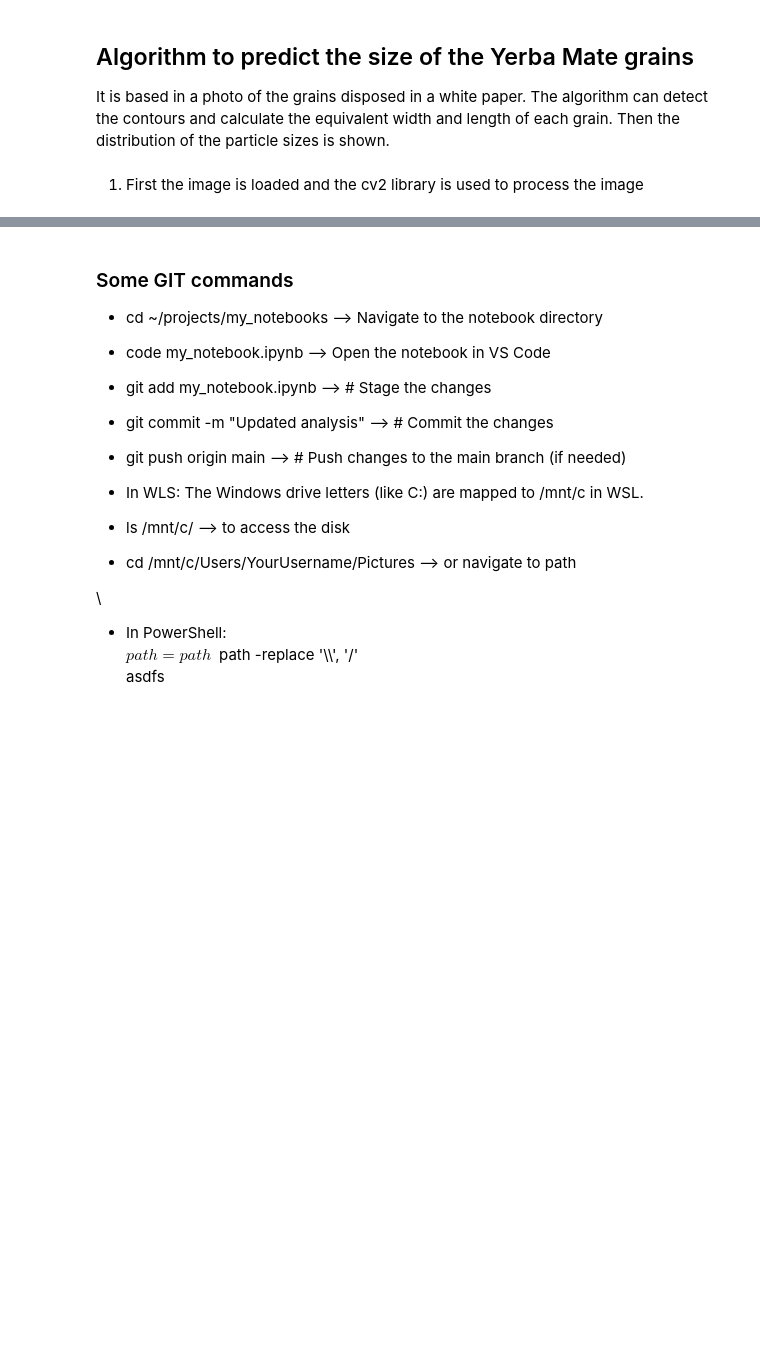
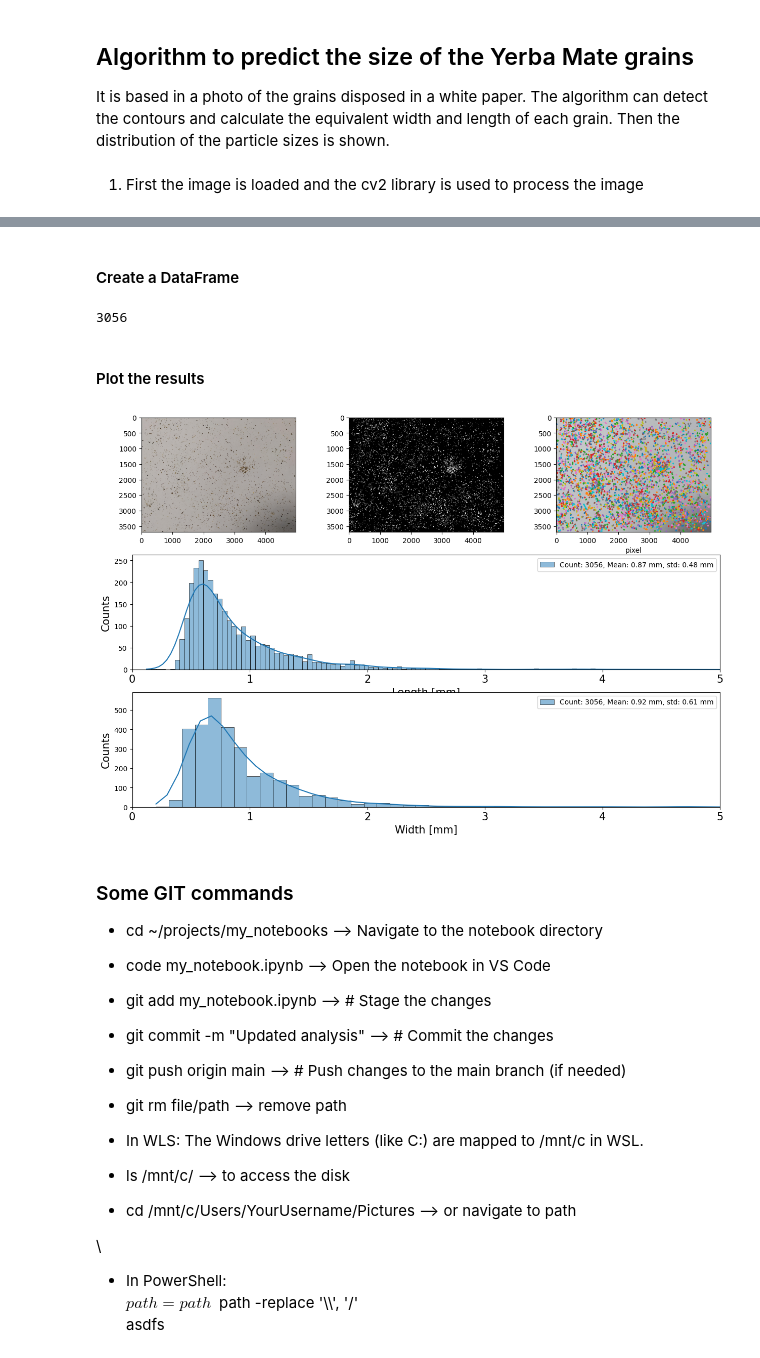
Before and after one commit to joaquinaicrag/UNIBS, a Jupyter notebook: Paper1-YMporousmat/count_grains/extrafine/count_grain.ipynb, the cells around one changed output, grey strips where cells are left out. Saved outputs shown, nothing was run; the diff lists cells and outputs as text; code cells hidden in the pictures; blank space fills up the shorter version.

```diff
--- a/Paper1-YMporousmat/count_grains/extrafine/count_grain.ipynb
+++ b/Paper1-YMporousmat/count_grains/extrafine/count_grain.ipynb
@@ -146,3 +166,77 @@ for contour in contours:
+# %% [markdown]
+#### Create a DataFrame
+# %%
+dict_dimensions = {'length': stick_lengths, 'width': stick_widths}
+
+df_grains = pd.DataFrame(dict_dimensions)
+df_grains.head()
+
+df_grains.to_csv(f'dimensions_{fname}.csv', index=False)
+
+#Calculate mean values and standard deviation
+
+length_mean = round(df_grains['length'].mean(), 2)
+length_dev = round(df_grains['length'].std(), 2)
+
+width_mean = round(df_grains['width'].mean(), 2)
+width_dev = round(df_grains['width'].std(), 2)
+
+df_grains['length'].size
+# %% [output]
+3056
+# %% [markdown]
+#### Plot the results
+# %%
+fig = plt.figure(figsize=(15,10))
+gs = fig.add_gridspec(3,3, figure=fig)
+
+ax1=fig.add_subplot(gs[0,0])
+ax2=fig.add_subplot(gs[0,-2])
+ax3=fig.add_subplot(gs[0,-1])
+ax4=fig.add_subplot(gs[1,:])
+ax5=fig.add_subplot(gs[2,:])
+
+ax1.imshow(img_rgb, cmap='gray')
+ax2.imshow(selected_threshold, cmap='gray')
+ax3.imshow(gray, cmap='gray')
+
+for i, contour in enumerate(selected_contour):
+    area = cv.contourArea(contour)
+    if area > 100:  # Only draw valid contours
+        x, y = contour[:, :, 0].ravel(), contour[:, :, 1].ravel()
+        ax3.plot(x, y)
+ax3.imshow(img, cmap='viridis', alpha=0.5)  # Overlay original image
+ax3.set_xlabel('pixel')
+#ax3.set_ylabel('pixel')
+
+bins=30
+fontsize=15
+#font = {'size': 15}
+#plt.rc('font', **font)
+
+sns.histplot(data=df_grains, ax=ax4, x='length', bins=170, kde=True, log_scale=False, label=f'Count: {df_grains['length'].size}, Mean: {length_mean} mm, std: {length_dev} mm')
+#sns.histplot(data=clustered_sticks[1], ax=ax4, x='length', bins=30, kde=True, log_scale=False, label=f'Mean: {round(np.array(clustered_sticks[1]["length"]).mean(), 2)} mm, std: {round(np.array(clustered_sticks[1]["length"]).std(), 2)} mm')
+#sns.jointplot(data=df, x="length", y="width")
+ax4.set_xlabel('Length [mm]', fontsize=fontsize)
+ax4.set_ylabel('Counts', fontsize=fontsize)
+xlabels=np.arange(0,30,1)
+ax4.set_xticks(xlabels, labels=xlabels, fontsize=fontsize)
+ax4.set_xlim(0, 5)
+ax4.legend()
+
+
+sns.histplot(data=df_grains, ax=ax5, x='width', bins=170, kde=True, log_scale=False, label=f'Count: {df_grains['width'].size}, Mean: {width_mean} mm, std: {width_dev} mm')
+#sns.histplot(data=clustered_sticks[1], ax=ax5, x='width', bins=30, kde=True, log_scale=False, label=f'Mean: {round(np.array(clustered_sticks[1]["width"]).mean(), 2)} mm, std: {round(np.array(clustered_sticks[1]["width"]).std(), 2)} mm')
+ax5.set_xlabel('Width [mm]', fontsize=fontsize)
+ax5.set_ylabel('Counts', fontsize=fontsize)
+ax5.set_xticks(xlabels, labels=xlabels, fontsize=fontsize)
+ax5.set_xlim(0, 5)
+plt.tight_layout(pad=0.5)
+ax5.legend()
+
+plt.show()
+# %% [output]
+[figure, added]
 # %% [markdown]
 ### Some GIT commands
 
@@ -153,6 +247,7 @@ for contour in contours:
 - git add my_notebook.ipynb    -->     # Stage the changes
 - git commit -m "Updated analysis"  --> # Commit the changes
 - git push origin main           -->    # Push changes to the main branch (if needed)
+- git rm file/path --> remove path
 
 - In WLS:   The Windows drive letters (like C:) are mapped to /mnt/c in WSL.
 - ls /mnt/c/  --> to access the disk
```
Also changed, not shown: parts of 7 cells of this notebook, 1 other file.
